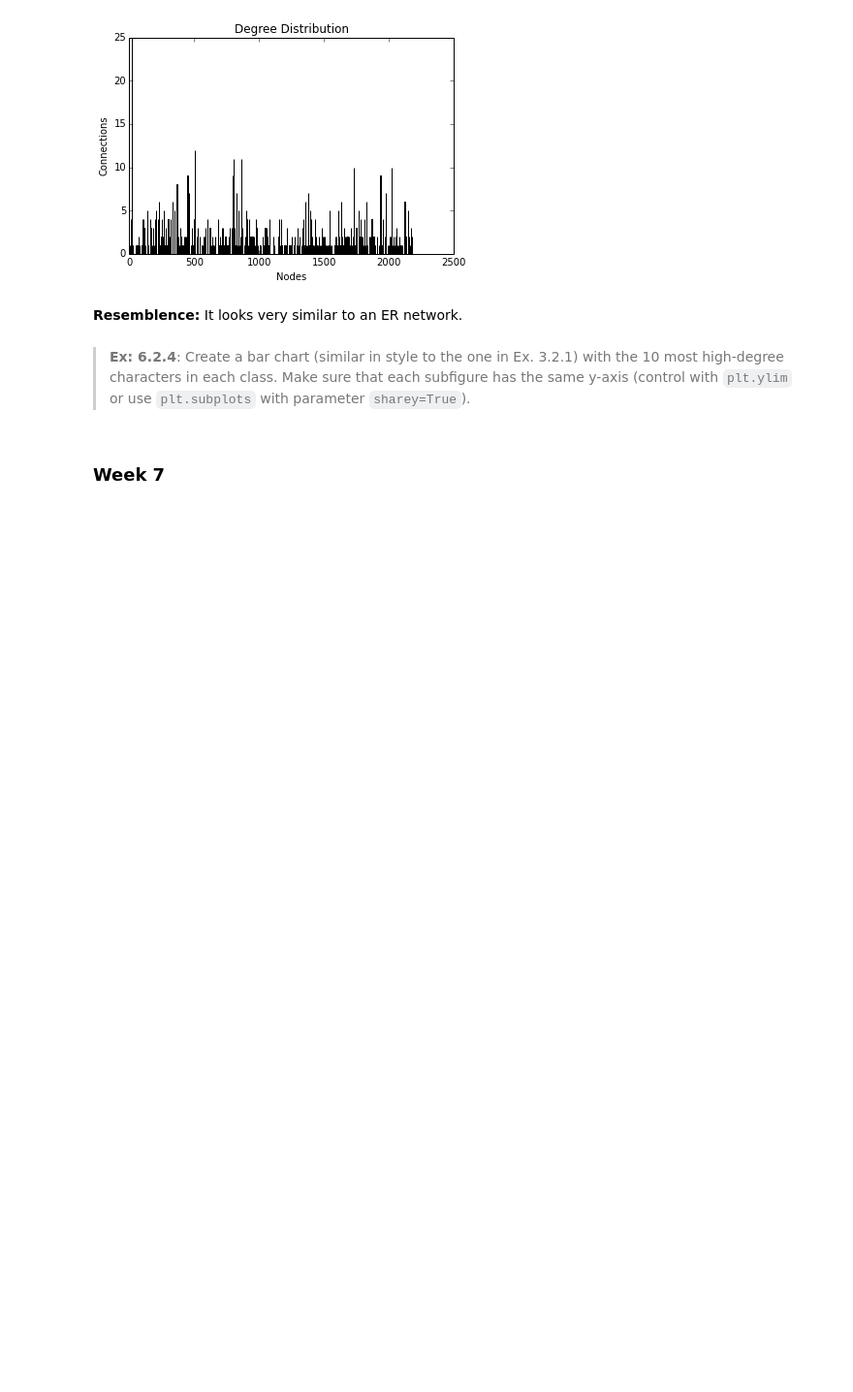
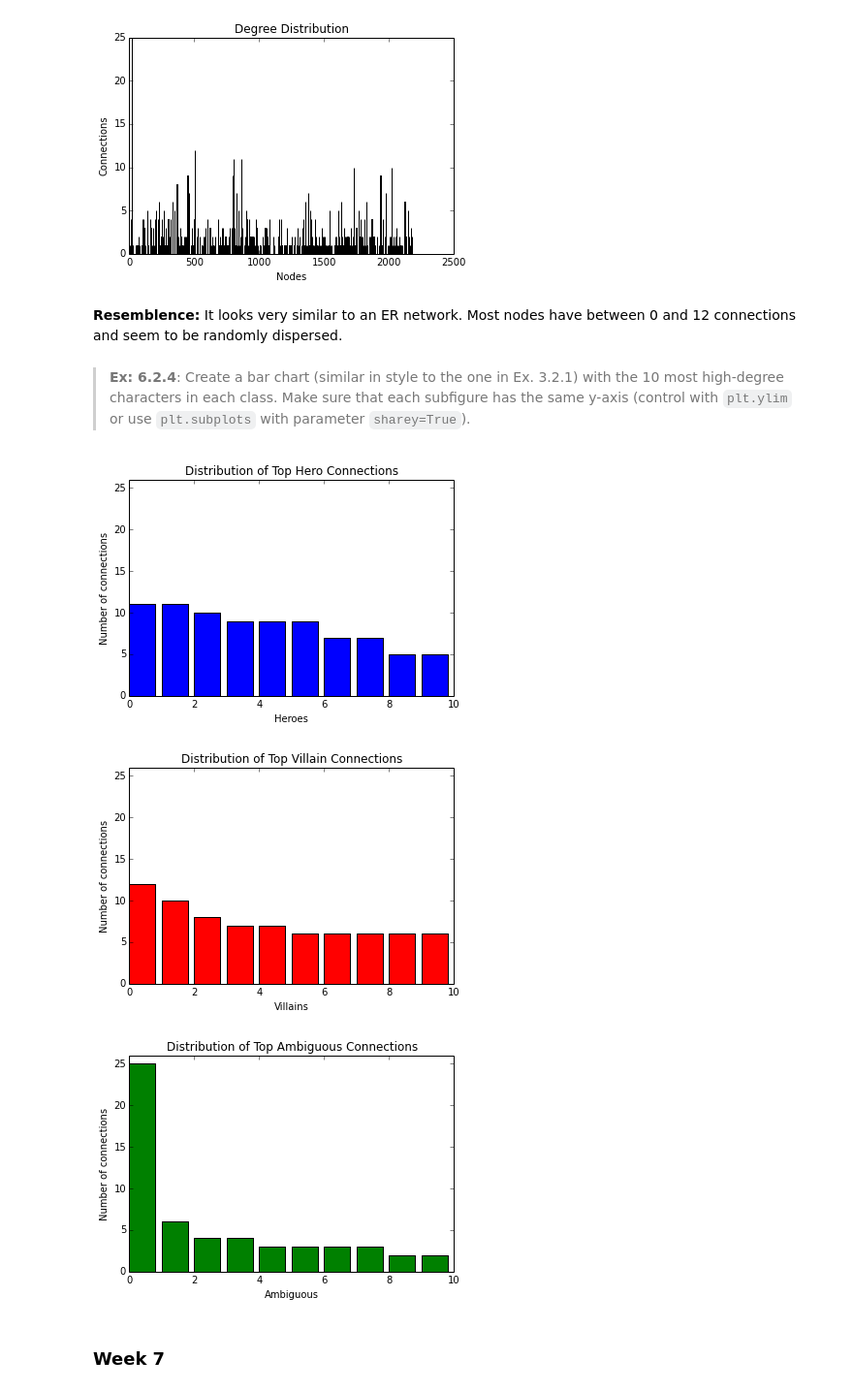
Before and after one commit to jmazanec15/BigDataClass, a Jupyter notebook: assignments/assignment2.ipynb, the cells around one changed output. Shown: that part at 97% size. Saved outputs shown, nothing was run; the diff lists cells and outputs as text; code cells hidden in the pictures; blank space fills up the shorter version.

```diff
--- a/assignments/assignment2.ipynb
+++ b/assignments/assignment2.ipynb
@@ -122,32 +138,64 @@ plt.show()
 # %% [output]
 [figure]
 # %% [markdown]
-**Resemblence:** It looks very similar to an ER network.
+**Resemblence:** It looks very similar to an ER network. Most nodes have between 0 and 12 connections and seem to be randomly dispersed.
 # %% [markdown]
 > **Ex: 6.2.4**: Create a bar chart (similar in style to the one in Ex. 3.2.1) with the 10 most high-degree characters in each class. Make sure that each subfigure has the same y-axis (control with `plt.ylim` or use `plt.subplots` with parameter `sharey=True`).
 # %%
 import operator # for sorting a dictionary
 ## Init lists for each faction
 heroes = [c[:-4] for c in os.listdir("../data/heroes")]
 villains = [c[:-4] for c in os.listdir("../data/villains")]
 ambiguous = [c[:-4] for c in os.listdir("../data/ambiguous")]
 ## Sort the dictionary of degrees by value
 sorted_edge_tuples = sorted(degrees.items(), key=operator.itemgetter(1), reverse=True)
 ## Init lists of 10 nodes with highest degree for each list for each faction
 top_heroes = list()
 top_villains = list()
 top_ambiguous = list()
 ## Fill up lists from the dictionary
 for char, value in sorted_edge_tuples:
     if char in heroes and len(top_heroes) < 10:
         top_heroes.append((char, value))
     elif char in villains and len(top_villains) < 10:
         top_villains.append((char, value))
     elif char in ambiguous and len(top_ambiguous) < 10:
         top_ambiguous.append((char, value))
     if len(top_heroes) >= 10 and len(top_villains) >= 10 and len(top_ambiguous) >= 10: break
+## Get lists of just height
+hero_height = [top_hero[1] for top_hero in top_heroes]
+villain_height = [top_villain[1] for top_villain in top_villains]
+ambi_height = [top_a[1] for top_a in top_ambiguous]
+y_max = max([max(hero_height), max(villain_height), max(ambi_height)])
 ## Plot bar graphs
-# ************** Need to plot
+# Heroes
+x_h = range(len(top_heroes))
+plt.bar(x_h, hero_height) # create hist
+plt.xlabel("Heroes")
+plt.ylabel("Number of connections")
+plt.title("Distribution of Top Hero Connections")
+plt.ylim(0,y_max + 1)
+plt.show()
+# Villains
+x_v = range(len(top_villains))
+plt.bar(x_v, villain_height, color="red") # create hist
+plt.xlabel("Villains")
+plt.ylabel("Number of connections")
+plt.title("Distribution of Top Villain Connections")
+plt.ylim(0,y_max + 1)
+plt.show()
+# Ambig
+x_a = range(len(top_ambiguous))
+plt.bar(x_v, ambi_height, color="green") # create hist
+plt.xlabel("Ambiguous")
+plt.ylabel("Number of connections")
+plt.title("Distribution of Top Ambiguous Connections")
+plt.ylim(0,y_max + 1)
+plt.show()
+# %% [output]
+[figure, added]
+[figure, added]
+[figure, added]
 # %% [markdown]
 ### Week 7
 # %% [markdown]
```
Also changed, not shown: parts of 12 cells of this notebook.
